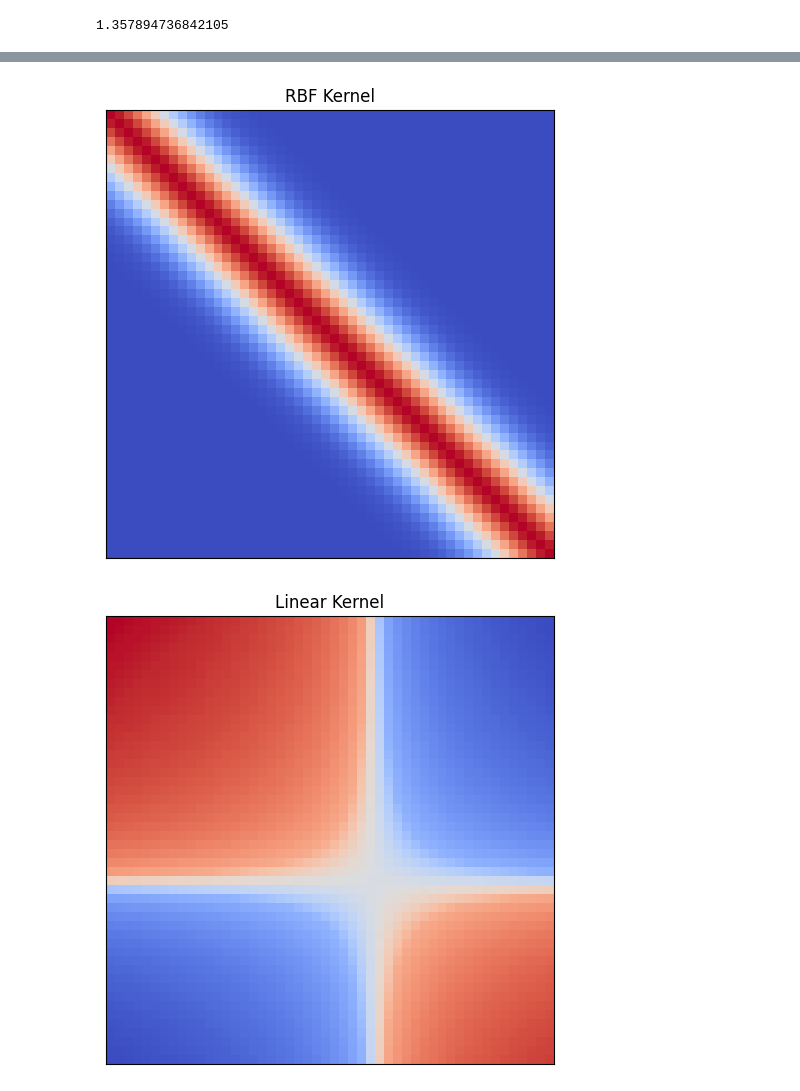
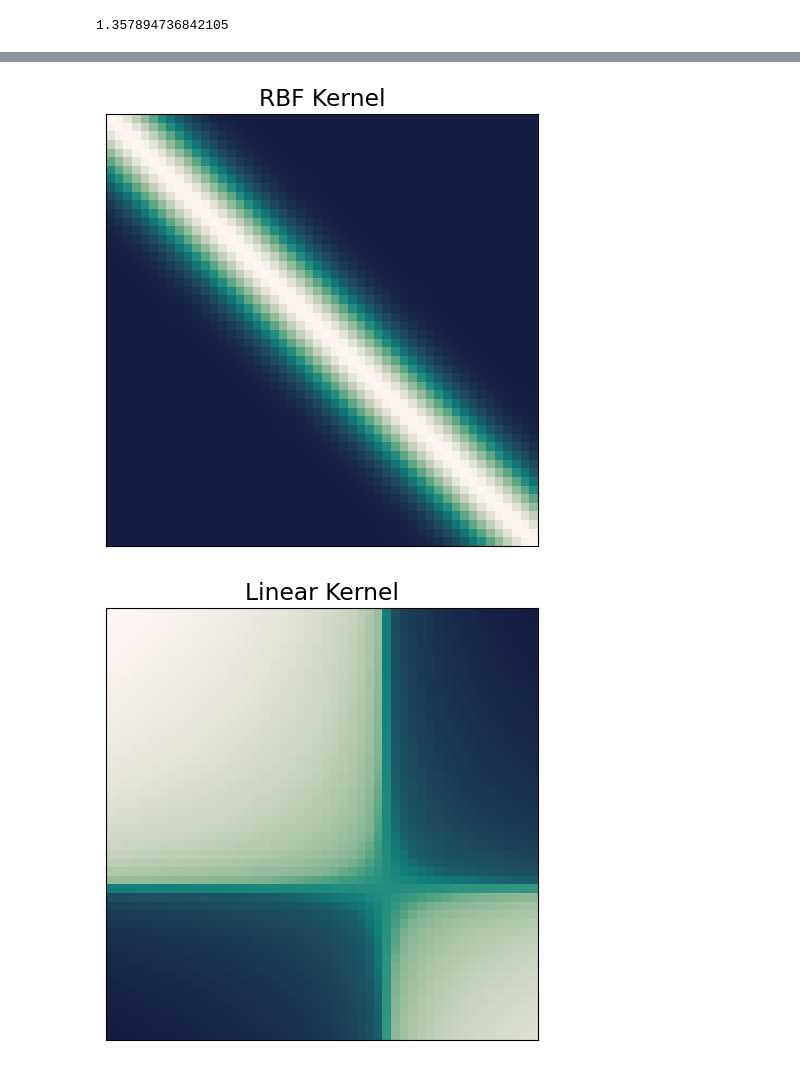
Before and after one commit to sebastian-k-physics/SciML_Gaussian_Processes, a Jupyter notebook: Figures.ipynb, the cells around one changed output, grey strips where cells are left out. Drawn from its saved outputs; the diff is of its cells as text; code cells hidden in the pictures.

```diff
--- a/Figures.ipynb
+++ b/Figures.ipynb
@@ -186,6 +194,26 @@ def RBF_kernel(x1,x2,parameters):
 	return theta1**2 * np.exp(- 1/(2 * theta2**2) * np.subtract.outer(x1,x2)**2) #if x1 and x2 are 1D objects the kernel will be a 2d Matrix
 
 
+# def linear_kernel(x1,x2,parameters):
+# 	''''
+# 		x1, x2 the 1D arrays of which the covarianc matrix is created
+# 		paramerts- 3 input parameters theta_2 ~ average distance from function mean, theta_1 = certainty around offset, theta_2 = offset
+# 	'''
+
+# 	theta_1 = parameters[0] # avg distance from theta3
+# 	theta_2 = parameters[1] # ~ 1*sigma
+# 	theta_3 = parameters[2] # offset
+
+# 	# return theta_1**2 + theta_2**2 * np.multiply.outer((x1 - theta_3),(x2-theta_3))
+
+# 	kernel_matrix = np.zeros((len(x1),len(x2) ))
+
+# 	for i in range(len(x1)):
+# 		for j in range(len(x2)):
+# 			kernel_matrix[i,j] = theta_1**2 + theta_2**2 * ( (x1[i] - theta_3) * (x2[j] - theta_3))
+# 	return kernel_matrix
+
+
 def linear_kernel(x1,x2,parameters):
 	''''
 		x1, x2 the 1D arrays of which the covarianc matrix is created
@@ -196,16 +224,8 @@ def linear_kernel(x1,x2,parameters):
 	theta_2 = parameters[1] # ~ 1*sigma
 	theta_3 = parameters[2] # offset
 
-	# return theta_1**2 + theta_2**2 * np.multiply.outer((x1 - theta_3),(x2-theta_3))
+	return theta_1**2 + theta_2**2 *np.multiply.outer((x1 - theta_3),(x2-theta_3))
 
-	kernel_matrix = np.zeros((len(x1),len(x2) ))
-
-	for i in range(len(x1)):
-		for j in range(len(x2)):
-			kernel_matrix[i,j] = theta_1**2 + theta_2**2 * ( (x1[i] - theta_3) * (x2[j] - theta_3))
-	return kernel_matrix
-	# return theta_1 + theta_2*(np.multiply.outer(x1,x2) - theta_3*np.add.outer(x1,x2) + theta_3**2)
-	# return theta_1 + theta_2*(np.multiply.outer(x1-theta_3,x2-theta_3))
 
 
 def periodic_kernel(x1,x2,parameters):
@@ -230,10 +250,8 @@ x_axis = np.linspace(-10,10,50)
 # ---------------------------------------- RBF Kernel ---------------------------------------- #
 
 init_params = [1,2] # ~ simga | length/ width
-# use parameters defined before
-cov_2 = RBF_kernel(x_axis,x_axis,init_params)
 
-ax.imshow((cov_2), cmap='coolwarm')
+ax.imshow(RBF_kernel(x_axis,x_axis,init_params), cmap=pal_cmap)
 ax.set_title('RBF kernel cov. matrix')
 
 
@@ -247,37 +265,37 @@ plt.show()
 # ---------------------------------------- Linear Kernel ---------------------------------------- #
 fig, ax = plt.subplots(figsize=(6,5))
 
-init_params_lin = [0,0.7,2]#  avg distance from offset | ~ 1sigma | offset
+init_params_lin = [0,1,3]#  avg distance from offset | sigma | offset [1,0.5,3]#
 cov_3 = linear_kernel(x_axis,x_axis,init_params_lin)
 # print(cov_3)
 
-ax.imshow(linear_kernel(x_axis,x_axis,init_params_lin), cmap='coolwarm', norm='symlog')
+ax.imshow(linear_kernel(x_axis,x_axis,init_params_lin), cmap=pal_cmap, norm='symlog')
 ax.set_title('Linear kernel cov. matrix')
 
 plt.xticks([])
 plt.yticks([])
 plt.title('Linear Kernel')
 plt.tight_layout()
 plt.savefig('Figures/Kernel_Lin.svg')
 plt.show()
 
 
 # -------------------------------------- Periodic Kernel ---------------------------------------- #
 fig, ax = plt.subplots(figsize=(6,5))
 
-init_params_per = [1,1e1,1] #  ~ 1sigma | period | lenghtscale
+init_params_per = [1,8,0.7] #  ~ 1sigma | period | lenghtscale
 cov_3 = linear_kernel(x_axis,x_axis,init_params_per)
 
-ax.imshow(periodic_kernel(x_axis,x_axis,init_params_per), cmap='coolwarm')
+ax.imshow(periodic_kernel(x_axis,x_axis,init_params_per), cmap=pal_cmap)
 ax.set_title('Periodic kernel cov. matrix')
 
 
 plt.xticks([])
 plt.yticks([])
 plt.title('Periodic Kernel')
 plt.tight_layout()
 plt.savefig('Figures/Kernel_Per.svg')
 plt.show()
 # %% [output]
-[figure, old version]
+[figure, new version]
-[figure, old version]
+[figure, new version]
```
Also changed, not shown: parts of 7 cells of this notebook, 11 other files.
